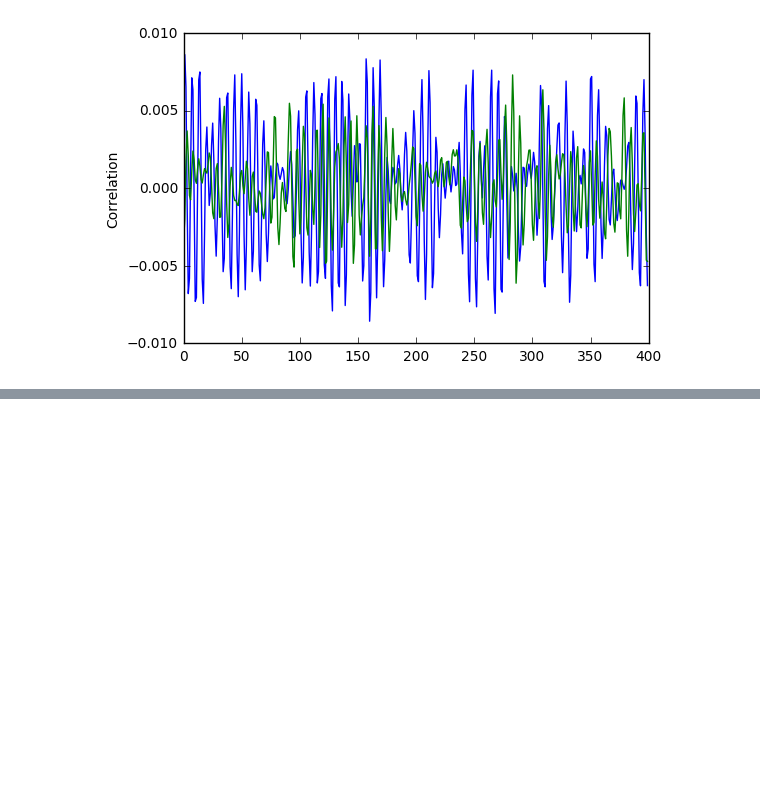
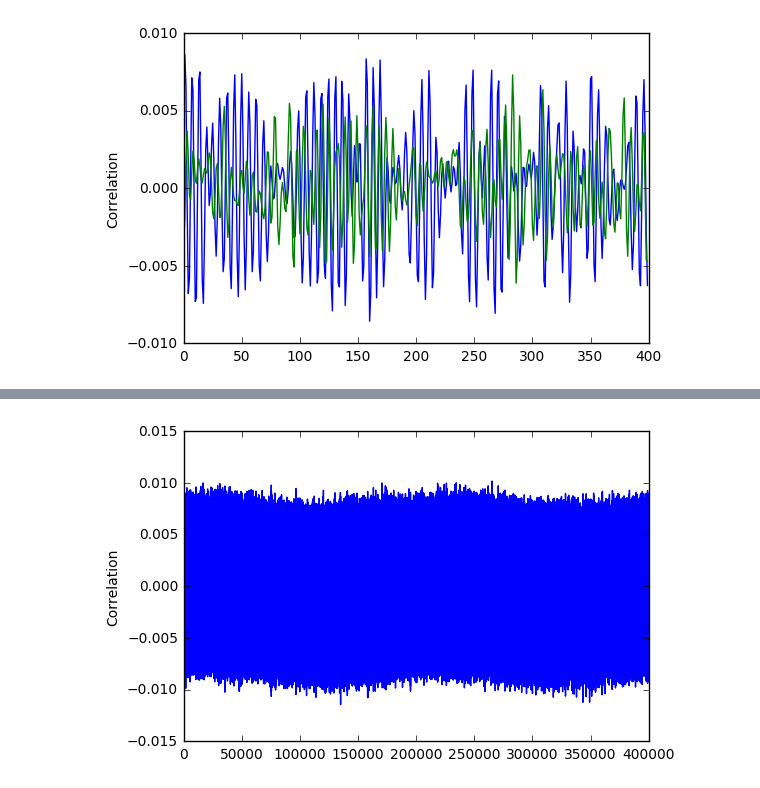
Before and after one commit to abhisheietk/correlate, a Jupyter notebook: Untitled4.ipynb, the cells around one changed output, grey strips where cells are left out. Drawn from its saved outputs; the diff is of its cells as text; code cells hidden in the pictures; blank space fills up the shorter version.

```diff
--- a/Untitled4.ipynb
+++ b/Untitled4.ipynb
@@ -249,0 +247,6 @@ plt.show()
+# %%
+plt.plot(a)
+plt.ylabel('Correlation')
+plt.show()
+# %% [output]
+[figure, added]
```
Also changed, not shown: parts of 8 cells of this notebook, 1 other file.
